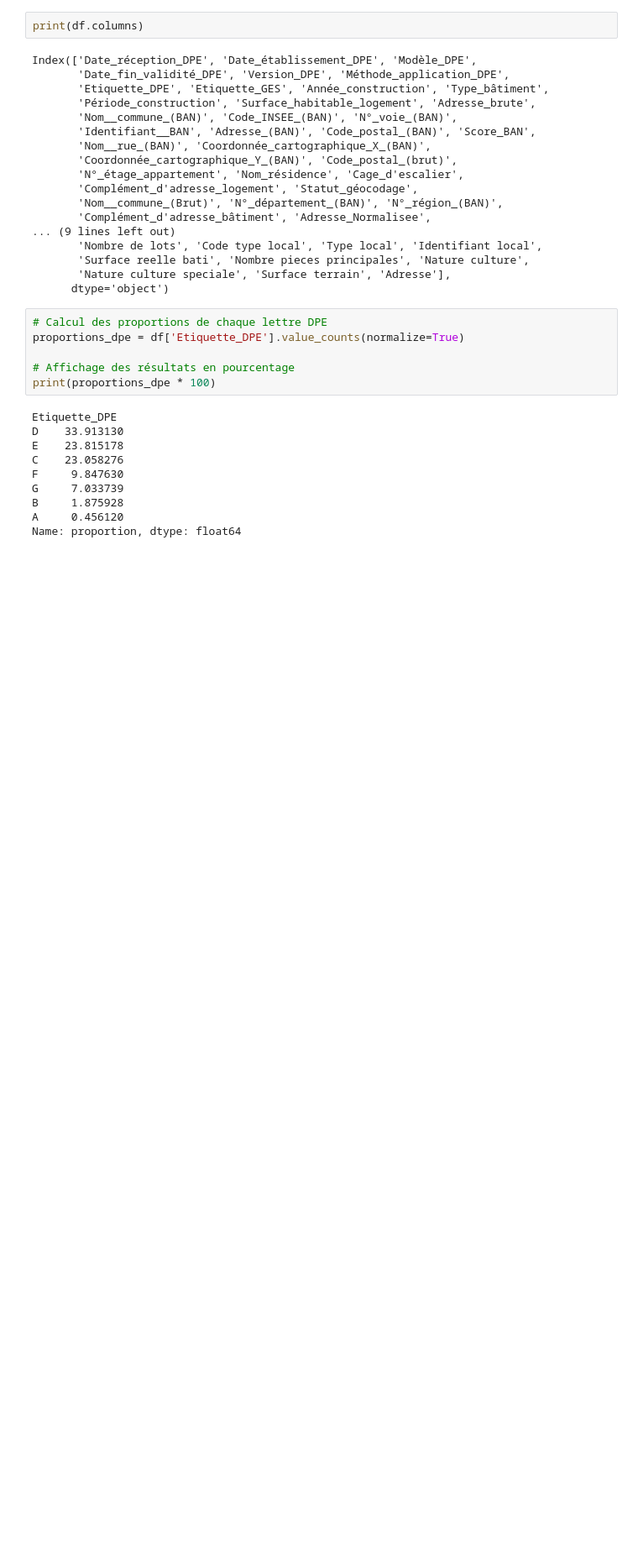
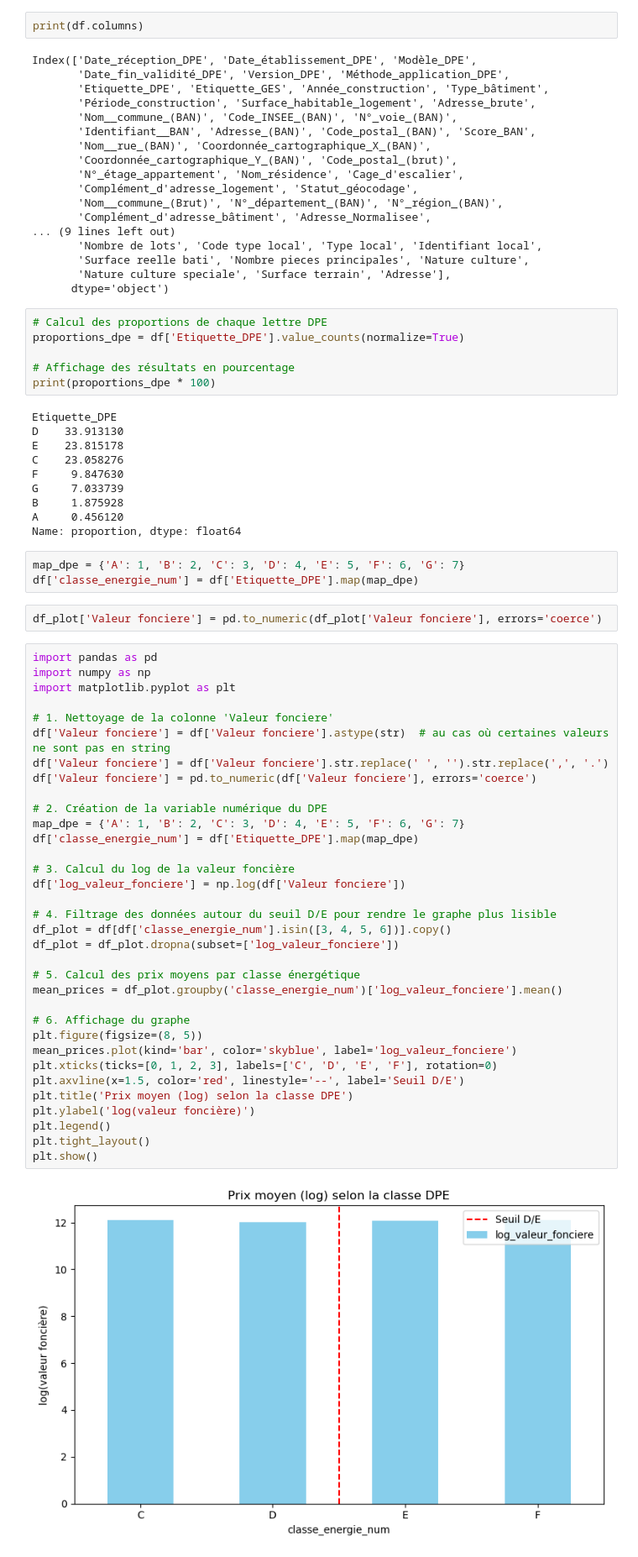
Before and after one commit to isaurepillet/STATAPP, a Jupyter notebook: modélisation.ipynb, the cells around one changed output. Shown at 84% size. Saved outputs shown, nothing was run; the diff lists cells and outputs as text; blank space fills up the shorter version.

Commit message:
effet de seuil

```diff
--- a/modélisation.ipynb
+++ b/modélisation.ipynb
@@ -50,3 +50,44 @@ G     7.033739
 B     1.875928
 A     0.456120
 Name: proportion, dtype: float64
+# %%
+map_dpe = {'A': 1, 'B': 2, 'C': 3, 'D': 4, 'E': 5, 'F': 6, 'G': 7}
+df['classe_energie_num'] = df['Etiquette_DPE'].map(map_dpe)
+# %%
+df_plot['Valeur fonciere'] = pd.to_numeric(df_plot['Valeur fonciere'], errors='coerce')
+# %%
+import pandas as pd
+import numpy as np
+import matplotlib.pyplot as plt
+
+# 1. Nettoyage de la colonne 'Valeur fonciere'
+df['Valeur fonciere'] = df['Valeur fonciere'].astype(str)  # au cas où certaines valeurs ne sont pas en string
+df['Valeur fonciere'] = df['Valeur fonciere'].str.replace(' ', '').str.replace(',', '.')
+df['Valeur fonciere'] = pd.to_numeric(df['Valeur fonciere'], errors='coerce')
+
+# 2. Création de la variable numérique du DPE
+map_dpe = {'A': 1, 'B': 2, 'C': 3, 'D': 4, 'E': 5, 'F': 6, 'G': 7}
+df['classe_energie_num'] = df['Etiquette_DPE'].map(map_dpe)
+
+# 3. Calcul du log de la valeur foncière
+df['log_valeur_fonciere'] = np.log(df['Valeur fonciere'])
+
+# 4. Filtrage des données autour du seuil D/E pour rendre le graphe plus lisible
+df_plot = df[df['classe_energie_num'].isin([3, 4, 5, 6])].copy()
+df_plot = df_plot.dropna(subset=['log_valeur_fonciere'])
+
+# 5. Calcul des prix moyens par classe énergétique
+mean_prices = df_plot.groupby('classe_energie_num')['log_valeur_fonciere'].mean()
+
+# 6. Affichage du graphe
+plt.figure(figsize=(8, 5))
+mean_prices.plot(kind='bar', color='skyblue', label='log_valeur_fonciere')
+plt.xticks(ticks=[0, 1, 2, 3], labels=['C', 'D', 'E', 'F'], rotation=0)
+plt.axvline(x=1.5, color='red', linestyle='--', label='Seuil D/E')
+plt.title('Prix moyen (log) selon la classe DPE')
+plt.ylabel('log(valeur foncière)')
+plt.legend()
+plt.tight_layout()
+plt.show()
+# %% [output]
+[figure, added]
```
